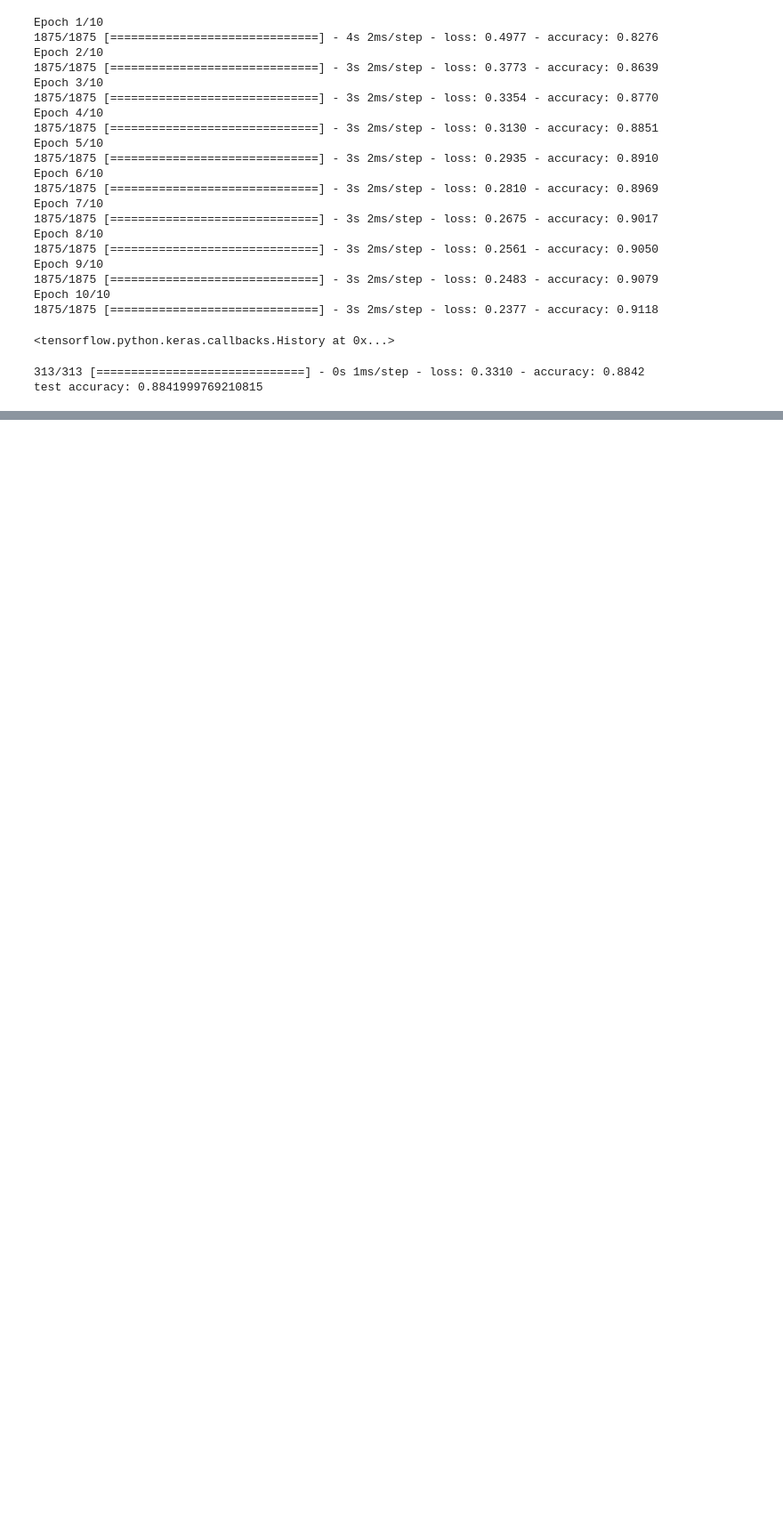
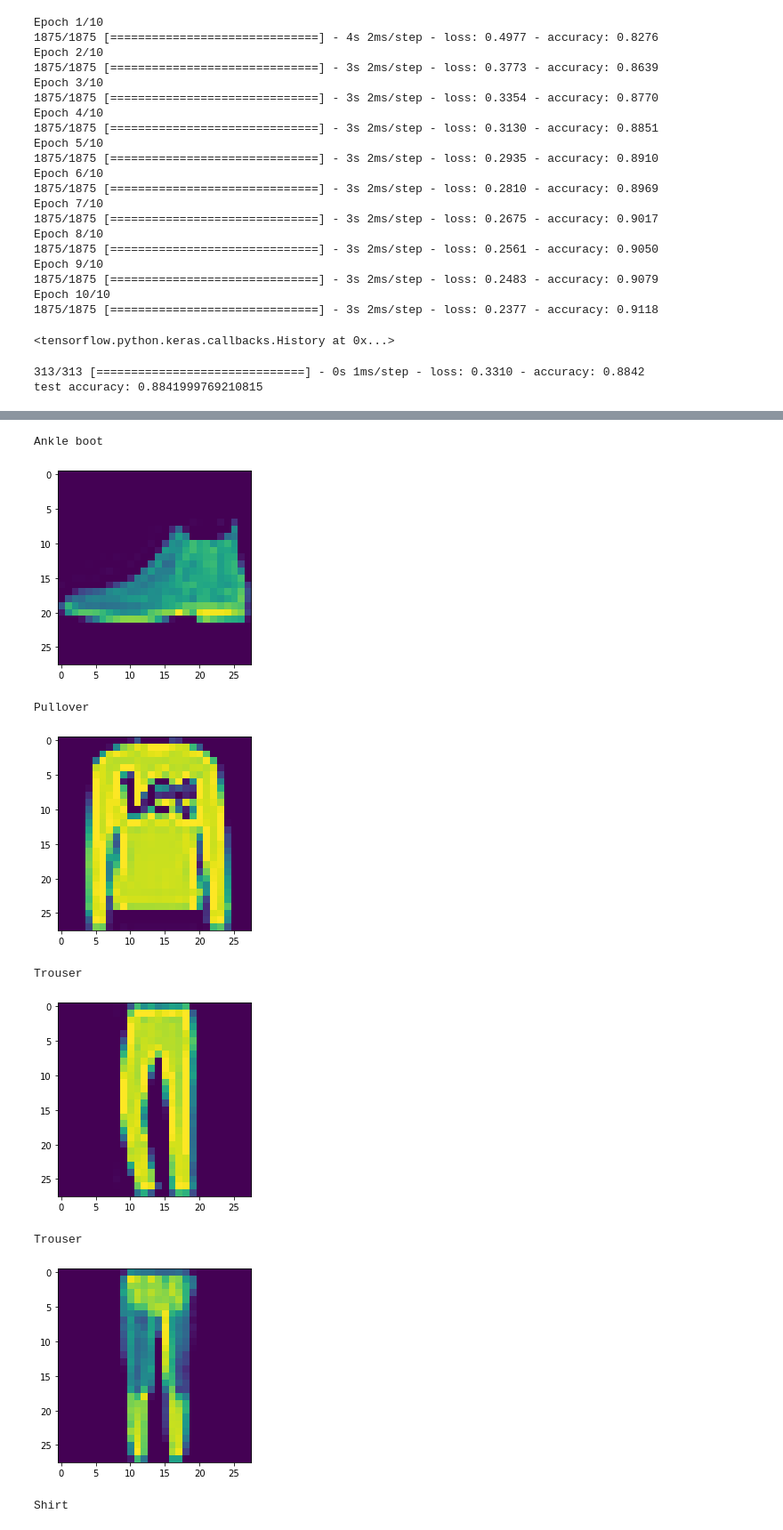
Before and after one commit to damianlukawski/TensorFlow_101, a Jupyter notebook: Neural_network.ipynb, the cells around one changed output, grey strips where cells are left out. Shown: that part at 89% size. Drawn from its saved outputs; the diff is of its cells as text; code cells hidden in the pictures; blank space fills up the shorter version.

```diff
--- a/Neural_network.ipynb
+++ b/Neural_network.ipynb
@@ -136,3 +136,5 @@ print('test accuracy: %s' %(test_acc))
 # %% [output]
 313/313 [==============================] - 0s 1ms/step - loss: 0.3310 - accuracy: 0.8842
 test accuracy: 0.8841999769210815
+# %%
+predictions=model.predict(test_images)
@@ -138,0 +147,18 @@ test accuracy: 0.8841999769210815
+# %%
+i=0
+while i<10:
+  print(class_names[np.argmax(predictions[i])])
+  plt.figure()
+  plt.imshow(test_images[i])
+  plt.show()
+  i=i+1
+# %% [output]
+Ankle boot
+[figure, added]
+Pullover
+[figure, added]
+Trouser
+[figure, added]
+Trouser
+[figure, added]
+Shirt
```
Also changed, not shown: parts of 2 cells of this notebook.
